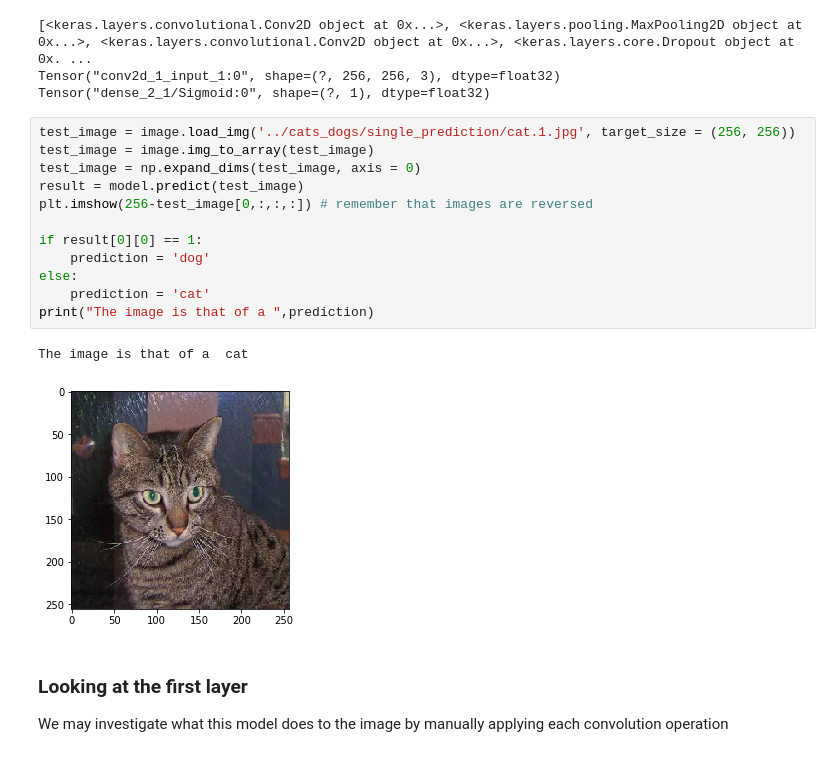
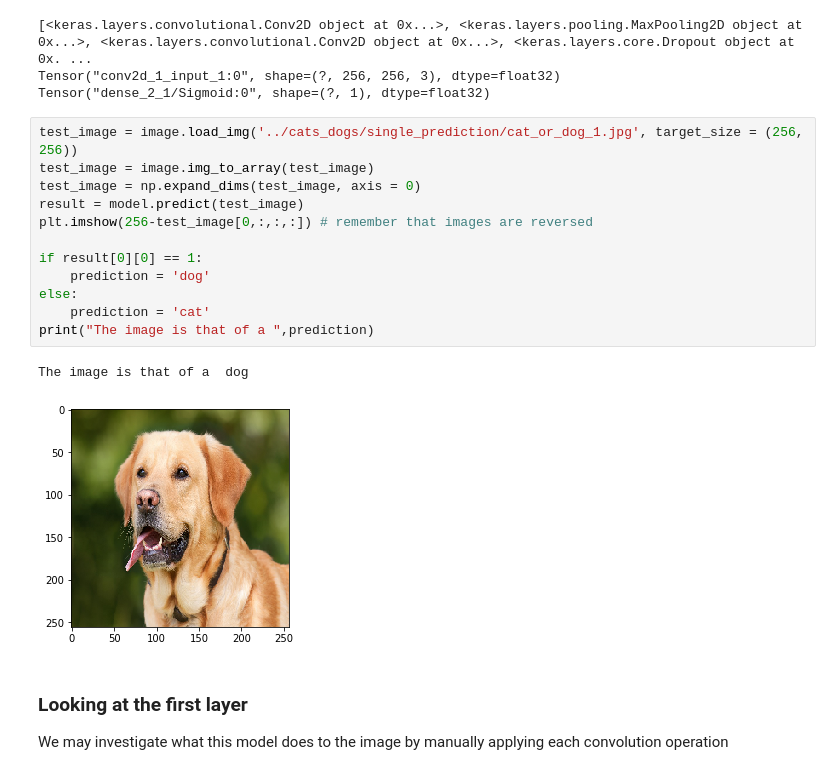
Before and after one commit to sintefmath/GeiloWinterSchool2018, a Jupyter notebook: course_material/CNN.ipynb, the cells around one changed output. Saved outputs shown, nothing was run; the diff lists cells and outputs as text.

```diff
--- a/course_material/CNN.ipynb
+++ b/course_material/CNN.ipynb
@@ -532,20 +532,20 @@ print(model.output)
 Tensor("conv2d_1_input_1:0", shape=(?, 256, 256, 3), dtype=float32)
 Tensor("dense_2_1/Sigmoid:0", shape=(?, 1), dtype=float32)
 # %%
-test_image = image.load_img('../cats_dogs/single_prediction/cat.1.jpg', target_size = (256, 256))
+test_image = image.load_img('../cats_dogs/single_prediction/cat_or_dog_1.jpg', target_size = (256, 256))
 test_image = image.img_to_array(test_image)
 test_image = np.expand_dims(test_image, axis = 0)
 result = model.predict(test_image)
 plt.imshow(256-test_image[0,:,:,:]) # remember that images are reversed
 
 if result[0][0] == 1:
     prediction = 'dog'
 else:
     prediction = 'cat'
 print("The image is that of a ",prediction)
 # %% [output]
-The image is that of a  cat
+The image is that of a  dog
-[figure, old version]
+[figure, new version]
 # %% [markdown]
 ### Looking at the first layer
 
```
Also changed, not shown: parts of 8 cells of this notebook.
